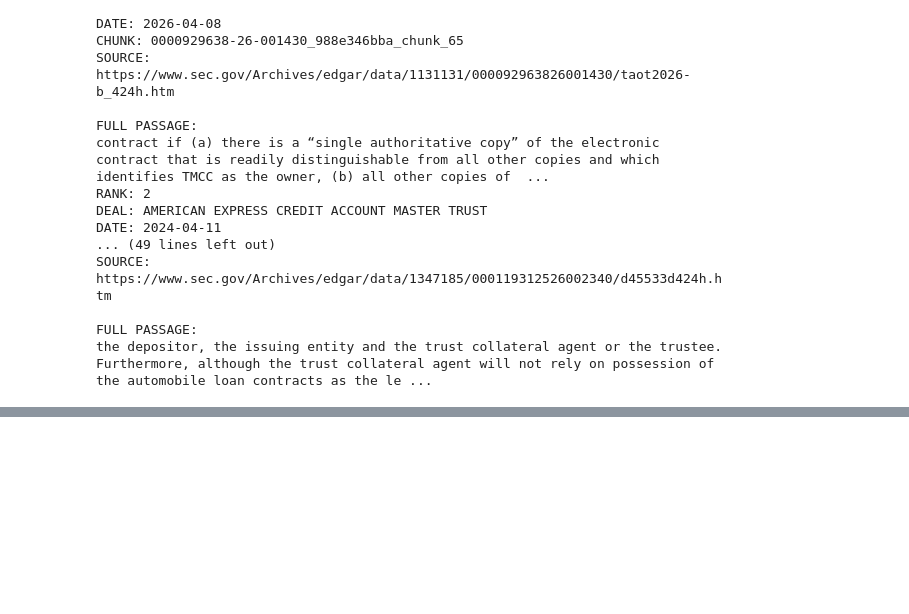
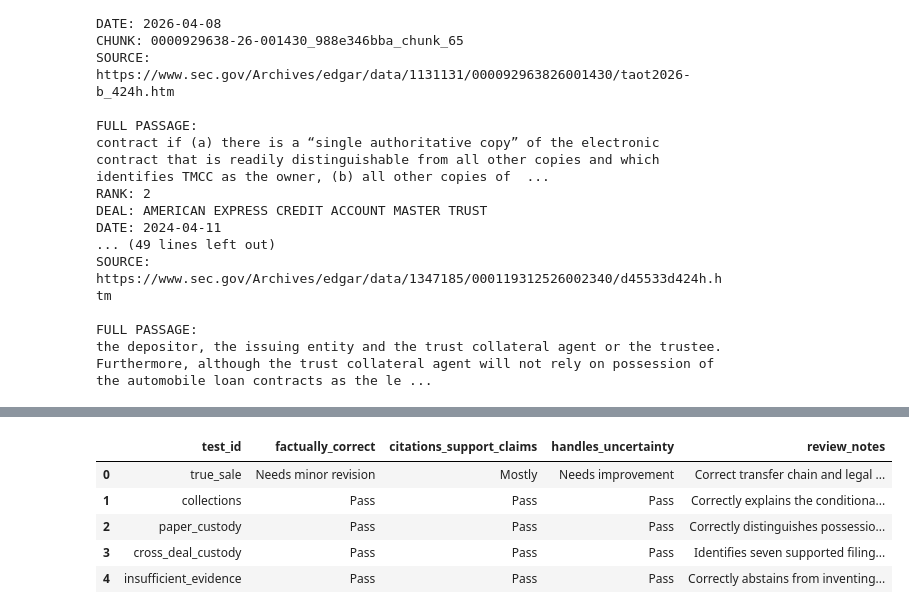
Before and after one commit to Break-Through-Tech/PIMCO-1C-ai-surveillance-analysis-based-on-abs-prospectuses, a Jupyter notebook: notebooks/btt_ai_fall_studio_pimco_1c.ipynb, the cells around one changed output, grey strips where cells are left out. Cells and saved outputs as stored; diff of their text form; code cells hidden in the pictures; blank space fills up the shorter version.

```diff
--- a/notebooks/btt_ai_fall_studio_pimco_1c.ipynb
+++ b/notebooks/btt_ai_fall_studio_pimco_1c.ipynb
@@ -2477,0 +3354,78 @@ Backup saved: /Users/mahisheth/Downloads/BTT-PIMCO1C/PIMCO-1C-ai-surveillance-an
+# %%
+manual_reviews = {
+    "true_sale": {
+        "factually_correct": "Needs minor revision",
+        "citations_support_claims": "Mostly",
+        "handles_uncertainty": "Needs improvement",
+        "review_notes": (
+            "Correct transfer chain and legal risks, "
+            "but opening 'No' is too definitive. "
+            "Chunk 235 contains a possible source inconsistency."
+        )
+    },
+    "collections": {
+        "factually_correct": "Pass",
+        "citations_support_claims": "Pass",
+        "handles_uncertainty": "Pass",
+        "review_notes": (
+            "Correctly explains the conditional Payment Date "
+            "and two-business-day deposit requirements."
+        )
+    },
+    "paper_custody": {
+        "factually_correct": "Pass",
+        "citations_support_claims": "Pass",
+        "handles_uncertainty": "Pass",
+        "review_notes": (
+            "Correctly distinguishes possession of tangible "
+            "contracts from control of electronic contracts."
+        )
+    },
+    "cross_deal_custody": {
+        "factually_correct": "Pass",
+        "citations_support_claims": "Pass",
+        "handles_uncertainty": "Pass",
+        "review_notes": (
+            "Identifies seven supported filings and correctly "
+            "does not treat the American Express excerpt "
+            "as evidence of electronic custody."
+        )
+    },
+    "insufficient_evidence": {
+        "factually_correct": "Pass",
+        "citations_support_claims": "Pass",
+        "handles_uncertainty": "Pass",
+        "review_notes": (
+            "Correctly abstains from inventing a custodian "
+            "name or physical address."
+        )
+    }
+}
+
+reviewed_df = task2_eval_df.copy()
+
+for test_id, review in manual_reviews.items():
+    mask = reviewed_df["test_id"] == test_id
+    for column, value in review.items():
+        reviewed_df.loc[mask, column] = value
+
+# Save separately to preserve the original evaluation CSV
+reviewed_path = (
+    TASK2_DIR / "task2_manual_evaluation.csv"
+)
+
+reviewed_df.to_csv(reviewed_path, index=False)
+print("Manual evaluation saved:", reviewed_path)
+
+display(
+    reviewed_df[
+        [
+            "test_id",
+            "factually_correct",
+            "citations_support_claims",
+            "handles_uncertainty",
+            "review_notes"
+        ]
+    ]
+)
+# %% [output]
@@ -2477,0 +3433,6 @@ Backup saved: /Users/mahisheth/Downloads/BTT-PIMCO1C/PIMCO-1C-ai-surveillance-an
+|  | test_id | factually_correct | citations_support_claims | handles_uncertainty | review_notes |
+| 0 | true_sale | Needs minor revision | Mostly | Needs improvement | Correct transfer chain and legal ... |
+| 1 | collections | Pass | Pass | Pass | Correctly explains the conditiona... |
+| 2 | paper_custody | Pass | Pass | Pass | Correctly distinguishes possessio... |
+| 3 | cross_deal_custody | Pass | Pass | Pass | Identifies seven supported filing... |
+| 4 | insufficient_evidence | Pass | Pass | Pass | Correctly abstains from inventing... |
```
Also changed, not shown: parts of 21 cells of this notebook.
